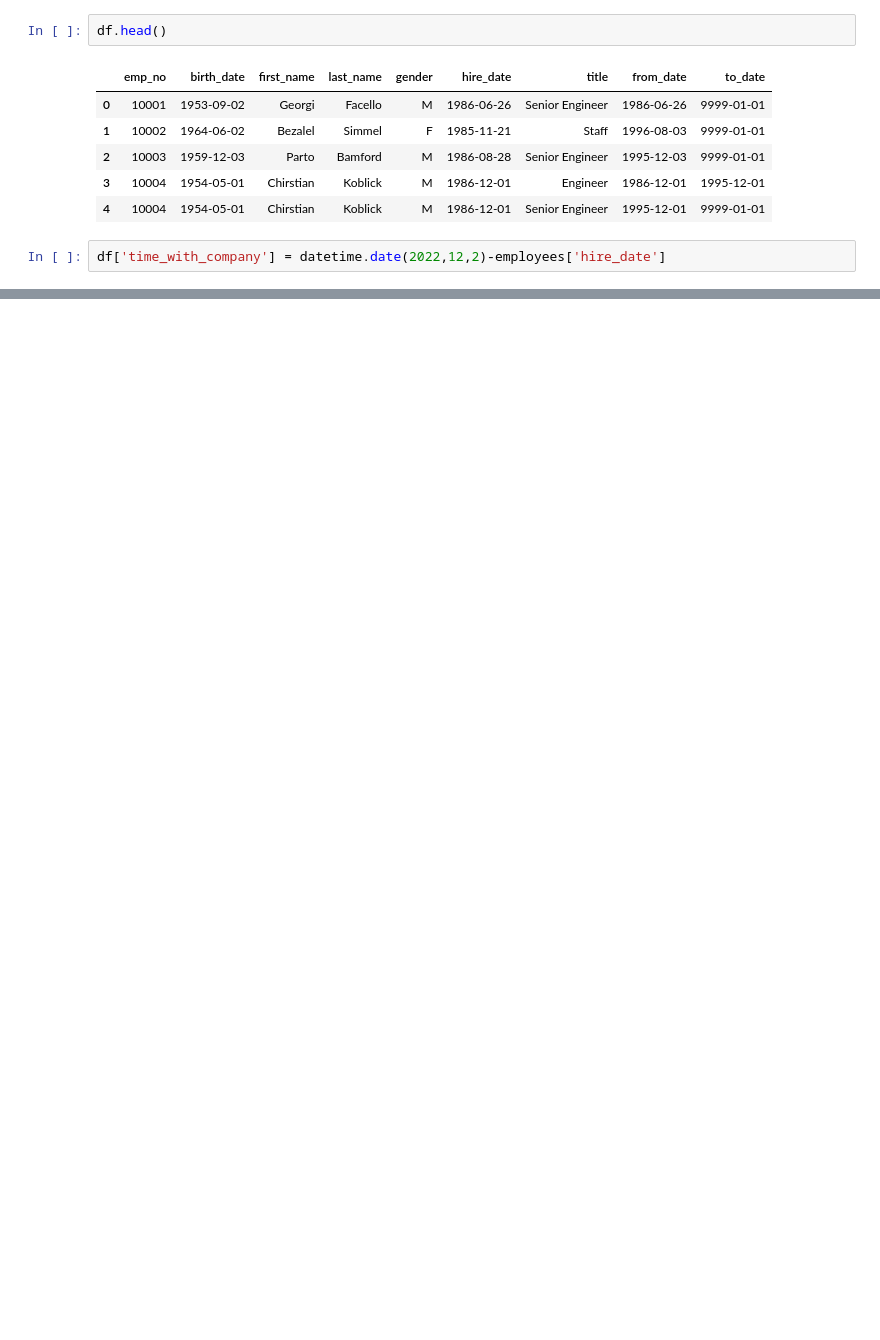
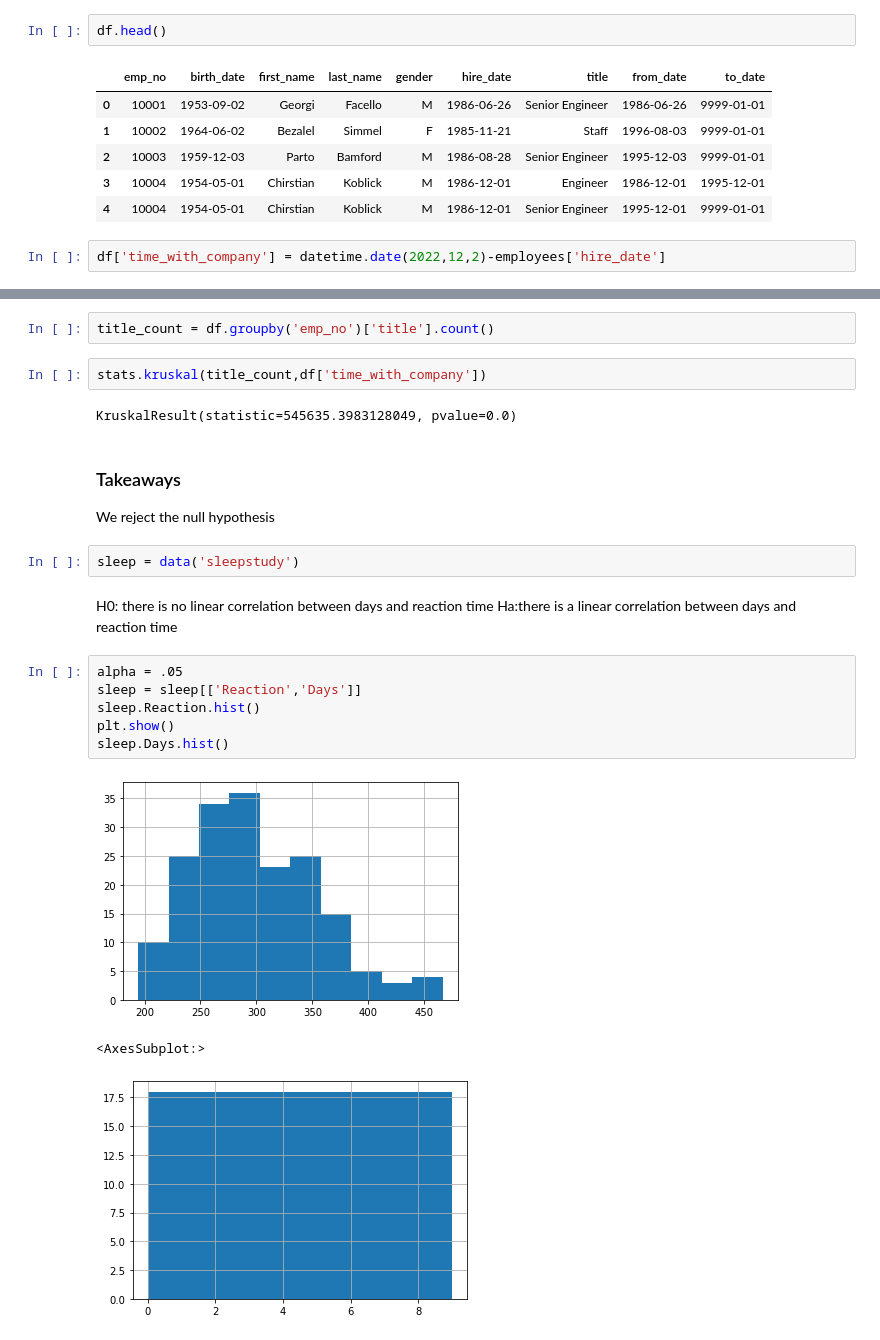
Before and after one commit to richie-p-meyer/statistics-exercises, a Jupyter notebook: hypothesis_testing.ipynb, the cells around one changed output, grey strips where cells are left out. Saved outputs shown, nothing was run; the diff lists cells and outputs as text; blank space fills up the shorter version.

```diff
--- a/hypothesis_testing.ipynb
+++ b/hypothesis_testing.ipynb
@@ -331,0 +384,24 @@ df.head()
+# %%
+title_count = df.groupby('emp_no')['title'].count()
+# %%
+stats.kruskal(title_count,df['time_with_company'])
+# %% [output]
+KruskalResult(statistic=545635.3983128049, pvalue=0.0)
+# %% [markdown]
+### Takeaways
+We reject the null hypothesis
+# %%
+sleep = data('sleepstudy')
+# %% [markdown]
+H0: there is no linear correlation between days and reaction time
+Ha:there is a linear correlation between days and reaction time
+# %%
+alpha = .05
+sleep = sleep[['Reaction','Days']]
+sleep.Reaction.hist()
+plt.show()
+sleep.Days.hist()
+# %% [output]
+[figure, added]
+<AxesSubplot:>
+[figure, added]
```
Also changed, not shown: parts of 26 cells of this notebook, 1 other file.
